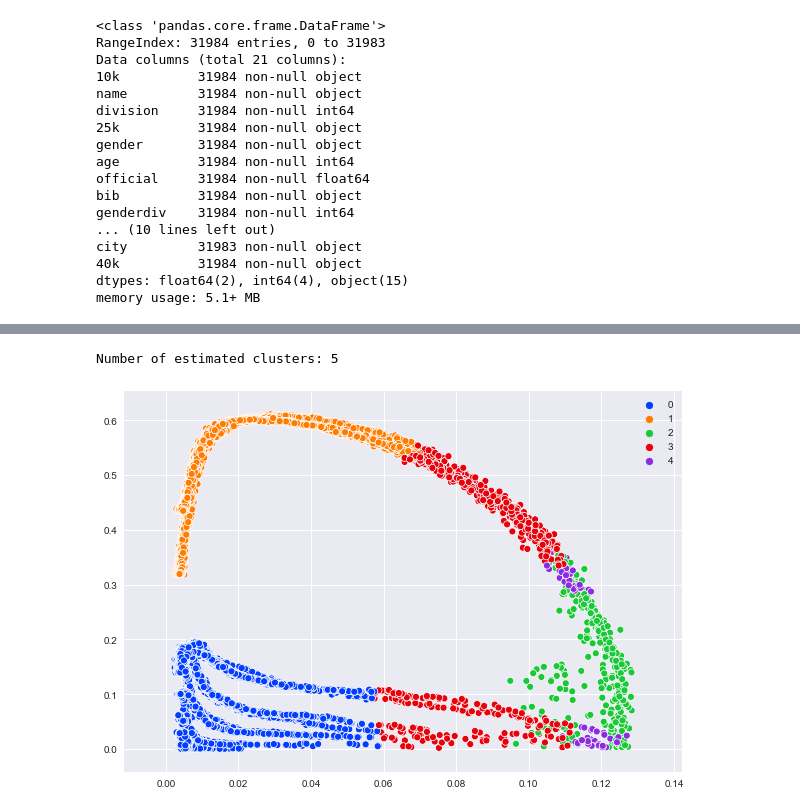
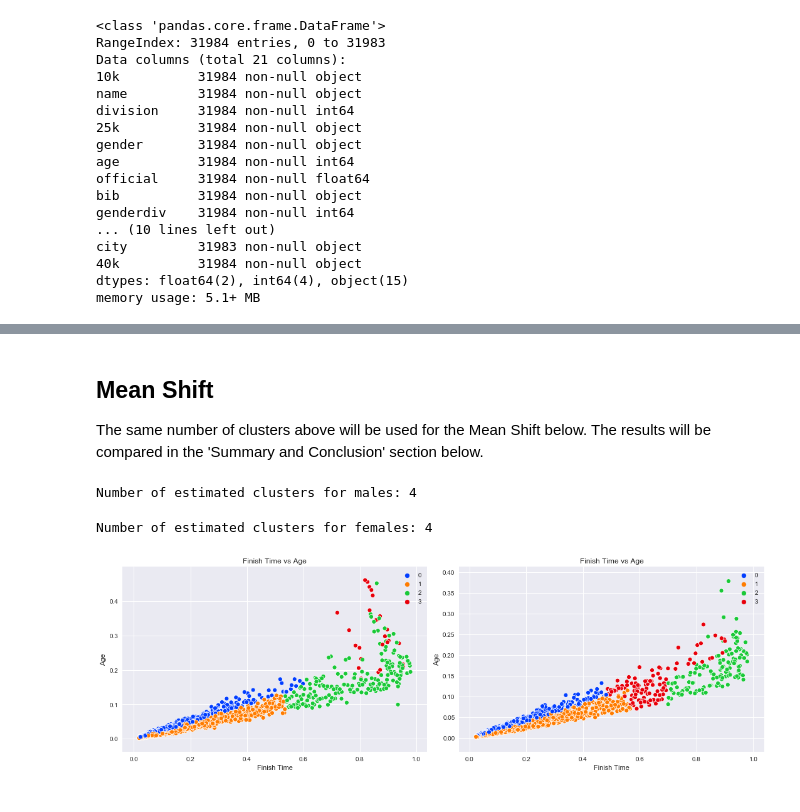
Before and after one commit to andrewab981/Thinkful, a Jupyter notebook: Module 30/30.4 Boston Marathon Challenge.ipynb, the cells around one changed output, grey strips where cells are left out. Drawn from its saved outputs; the diff is of its cells as text; code cells hidden in the pictures.

```diff
--- a/Module 30/30.4 Boston Marathon Challenge.ipynb
+++ b/Module 30/30.4 Boston Marathon Challenge.ipynb
@@ -187,28 +229,64 @@ plt.show()
+# %% [markdown]
+## Mean Shift
+The same number of clusters above will be used for the Mean Shift below. The results will be compared in the 'Summary and Conclusion' section below.
 # %%
 # Set the bandwidth
-band = estimate_bandwidth(X, quantile=.24, n_samples=500)
+band = estimate_bandwidth(X_male, quantile=.47, n_samples=5000)
 
 # Fit model
 model = MeanShift(bandwidth=band, bin_seeding=True)
-model.fit(X)
+model.fit(X_male)
 
 # Extract cluster assignments for each data point
-labels = model.labels_
+labels_male = model.labels_
 
 # Coordinates of the cluster centers
 centers = model.cluster_centers_
 
 # Count our clusters.
-n_clusters = len(np.unique(labels))
+male_clusters = len(np.unique(labels_male))
 
-print("Number of estimated clusters: {}".format(n_clusters))
+print("Number of estimated clusters for males: {}".format(male_clusters))
 # %% [output]
-Number of estimated clusters: 5
+Number of estimated clusters for males: 4
-# %%
-plt.figure(figsize=(10, 7))
-
-pal = sns.color_palette('bright', n_clusters)
-sns.scatterplot(x=X[:,0], y=X[:,1], hue=labels, palette=pal)
-plt.show()
-# %% [output]
-[figure, removed]
+# %%
+# Set the bandwidth
+band = estimate_bandwidth(X_female, quantile=.47, n_samples=5000)
+
+# Fit model
+model = MeanShift(bandwidth=band, bin_seeding=True)
+model.fit(X_female)
+
+# Extract cluster assignments for each data point
+labels_female = model.labels_
+
+# Coordinates of the cluster centers
+centers = model.cluster_centers_
+
+# Count our clusters.
+female_clusters = len(np.unique(labels_female))
+
+print("Number of estimated clusters for females: {}".format(female_clusters))
+# %% [output]
+Number of estimated clusters for females: 4
+# %%
+plt.figure(figsize=(15, 5))
+
+plt.subplot(1, 2, 1)
+pal = sns.color_palette('bright', male_clusters)
+sns.scatterplot(x=X_male[:,3], y=X_male[:,2], hue=labels_male, palette=pal)
+plt.xlabel('Finish Time')
+plt.ylabel('Age')
+plt.title('Finish Time vs Age')
+
+plt.subplot(1, 2, 2)
+pal = sns.color_palette('bright', female_clusters)
+sns.scatterplot(x=X_female[:,3], y=X_female[:,2], hue=labels_female, palette=pal)
+plt.xlabel('Finish Time')
+plt.ylabel('Age')
+plt.title('Finish Time vs Age')
+
+plt.tight_layout()
+plt.show()
+# %% [output]
+[figure, added]
```
Also changed, not shown: parts of 18 cells of this notebook.
